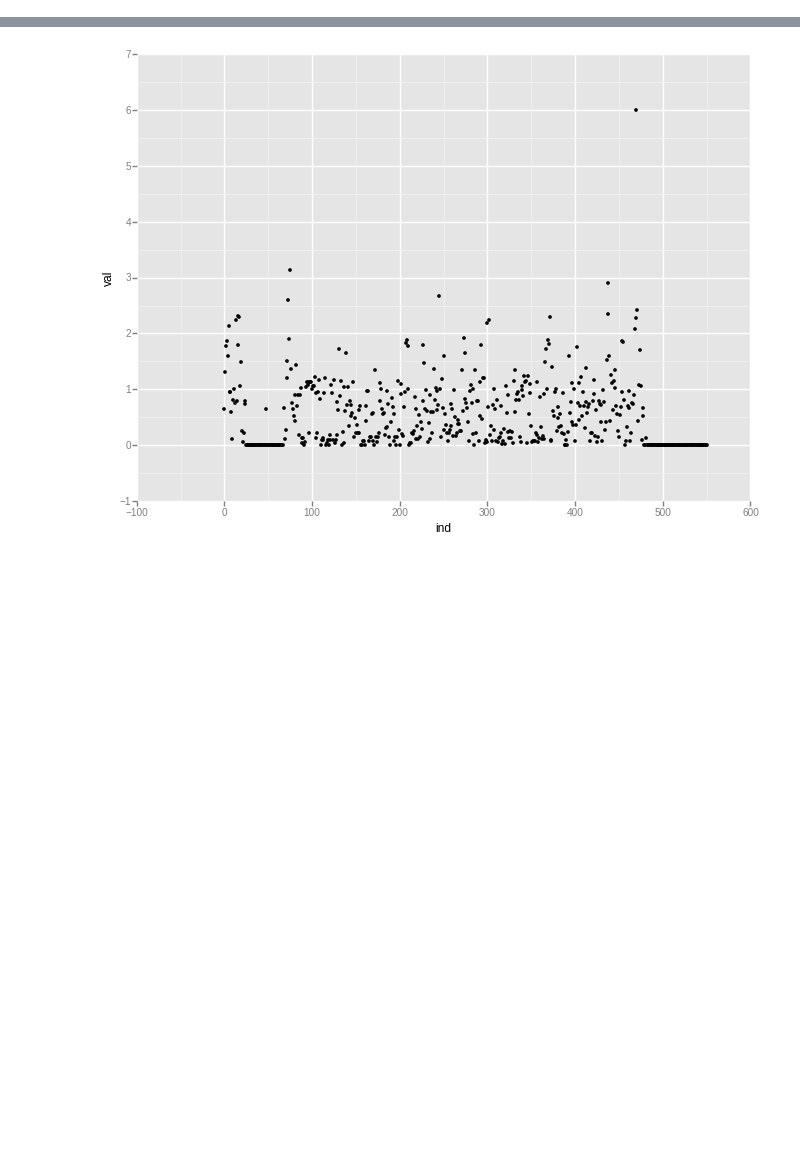
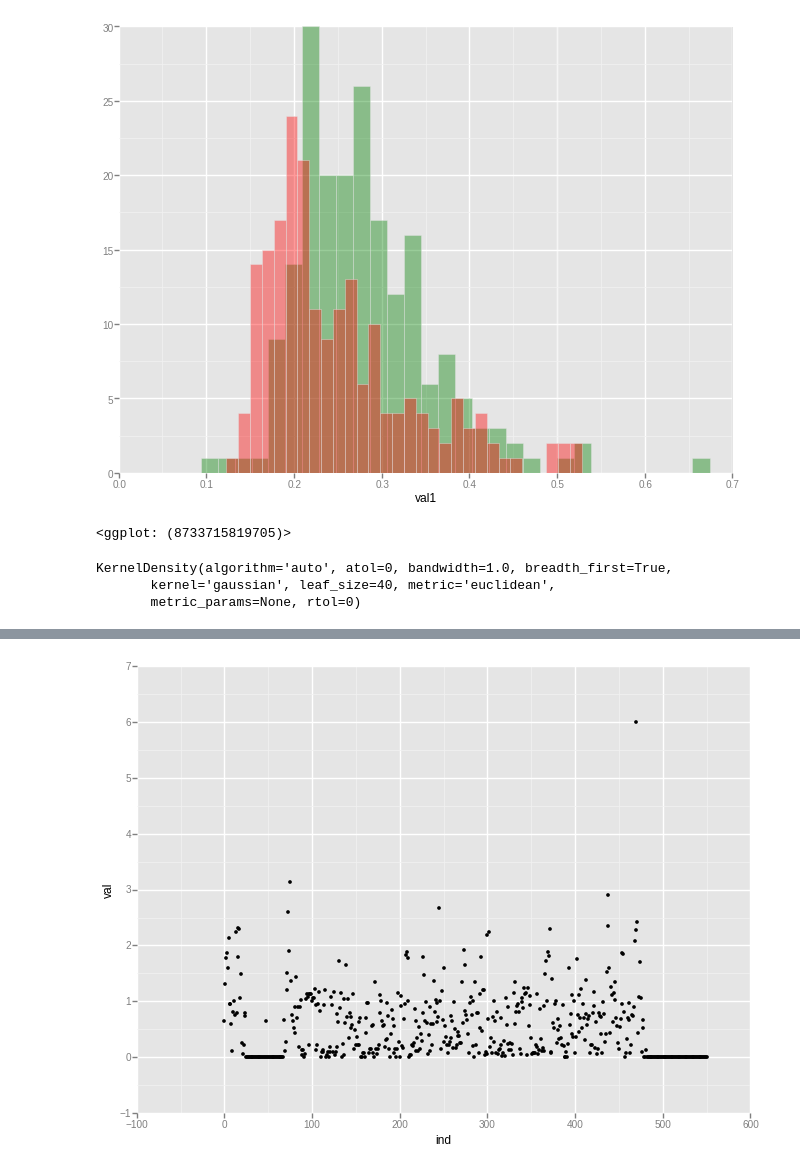
Before and after one commit to bilykigor/qimb, a Jupyter notebook: KaggleAnalysis.ipynb, the cells around one changed output, grey strips where cells are left out. Saved outputs shown, nothing was run; the diff lists cells and outputs as text; code cells hidden in the pictures; blank space fills up the shorter version.

```diff
--- a/KaggleAnalysis.ipynb
+++ b/KaggleAnalysis.ipynb
@@ -14,10 +16,12 @@ from sklearn.neighbors import KernelDensity as kde
 # %%
-driverID = 10
-driverDir = '../Kaggle/drivers/'+str(driverID)
+driverID = 1
+driverDir = '/home/user1/Desktop/SharedFolder/Kaggle/DriversCleaned/'+str(driverID)
 tripInd = 1
-df = pd.read_csv(driverDir+'/' + str(tripInd)+'.csv')
+df = pd.read_csv(driverDir+'_' + str(tripInd)+'.csv')
 trip = Trip(driverID,tripInd,df)
 trip.getSpeed()
 trip.getAcc()
+#trip.getRadius()
+#trip.getCacc()
 trip.getFeatures()
-X=trip.features
+X=trip.features[['v','acc']]
@@ -26,0 +28,31 @@ trip.getCacc()
+# %%
+def GetProba(drive,driverID,tripInd):
+    driverDir = '/home/user1/Desktop/SharedFolder/Kaggle/DriversCleaned/'+str(driverID)
+    df = pd.read_csv(driverDir+'_' + str(tripInd)+'.csv')
+    trip = Trip(driverID,tripInd,df)
+    trip.getSpeed()
+    trip.getAcc()
+    #trip.getRadius()
+    #trip.getCacc()
+    trip.getFeatures()
+    X=trip.features[['v','acc']]
+
+    probas = np.zeros((X.shape[0],drive.shape[0]))
+    for i in range(drive.shape[0]):
+        probas[:,i]=multivariate_normal.pdf(X, mean=array(drive.ix[i,:2]), cov=[array(drive.ix[i,2:4]),array(drive.ix[i,4:])])
+
+    probas=np.max(probas,axis=1)
+    return probas.mean()
+# %%
+driverID=10
+drive=pd.read_csv('/home/user1/Desktop/SharedFolder/Kaggle/FeaturesCleaned/GMM/All/' + str(driverID) + '.csv')
+
+d = pd.DataFrame(np.zeros((200,2)),columns=['val1','val2'])
+for i in range(1,201):
+    d.loc[i-1]=[GetProba(drive,driverID,i),GetProba(drive,2,i)]
+# %%
+ggplot(d,aes(x='val1')) + geom_histogram(fill='green',alpha=0.4)+\
+geom_histogram(d,aes(x='val2'),fill='red',alpha=0.4)
+# %% [output]
+[figure, added]
+<ggplot: (8733715819705)>
@@ -48,3 +101,16 @@ X=X[(X.acc<clim[1]) & (X.acc>clim[0])]
 X=X[(X.acc2<clim[1]) & (X.acc2>clim[0])]
 X.index = range(X.shape[0])
 X=X[selectedCols]
+# %%
+from sklearn.grid_search import GridSearchCV
+from sklearn.neighbors import KernelDensity
+
+'''grid = GridSearchCV(KernelDensity(),{'bandwidth': np.linspace(0.1, 1.0, 5)},cv=10,n_jobs=2)
+grid.fit(np.asanyarray(X[['v','acc']]))
+print grid.best_params_'''
+clf = KernelDensity()
+clf.fit(X[['v','acc']])
+# %% [output]
+KernelDensity(algorithm='auto', atol=0, bandwidth=1.0, breadth_first=True,
+       kernel='gaussian', leaf_size=40, metric='euclidean',
+       metric_params=None, rtol=0)
```
Also changed, not shown: parts of 27 cells of this notebook, 21 other files.
